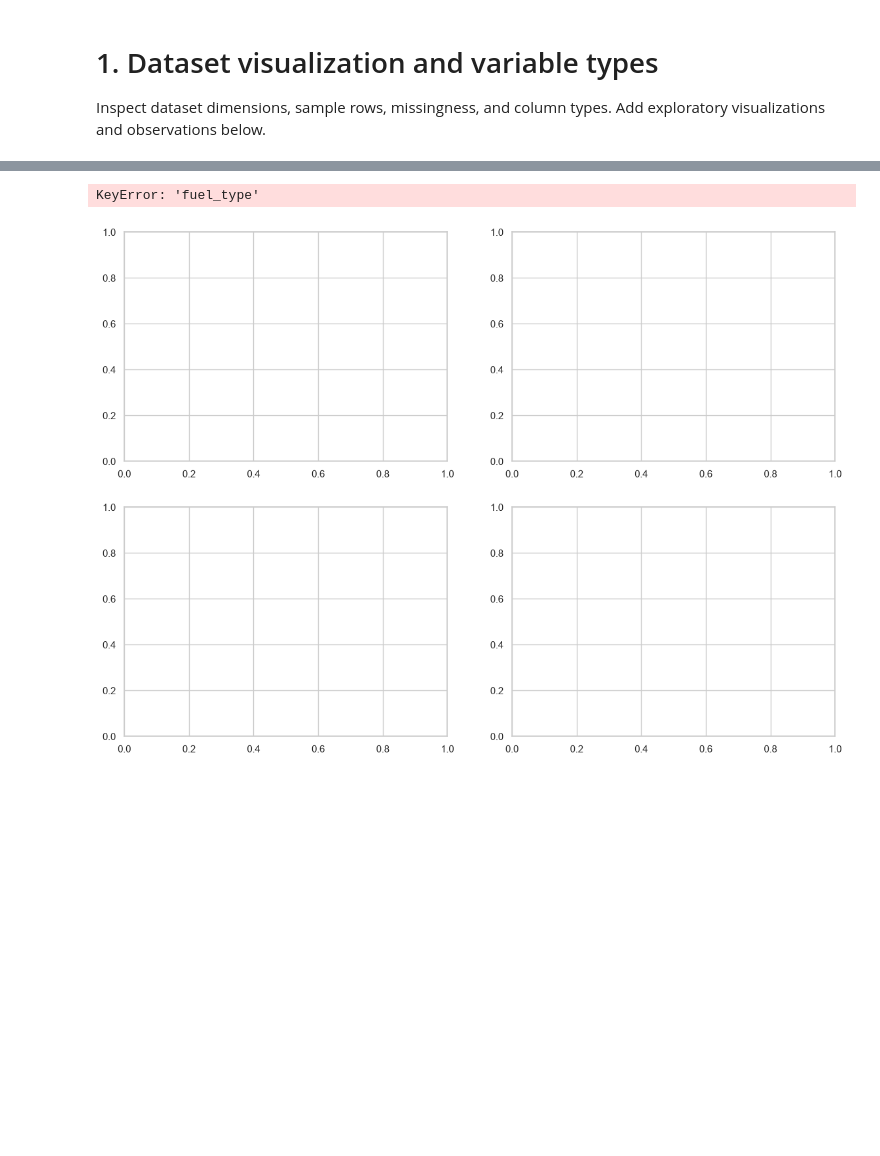
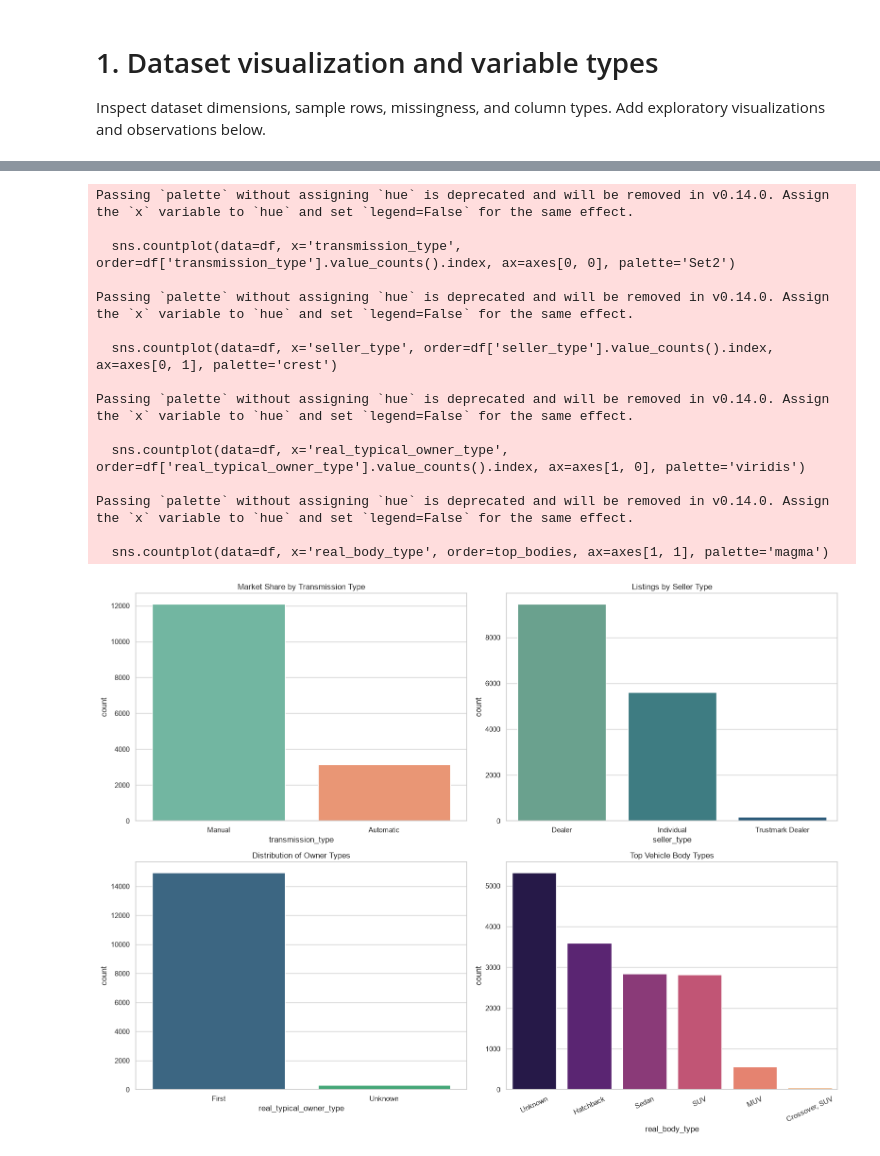
Before and after one commit to Data-six6/car_price_prediction, a Jupyter notebook: Car_Sale_Analysis/notebooks/01_dataset_visualization.ipynb, the cells around one changed output, grey strips where cells are left out. Saved outputs shown, nothing was run; the diff lists cells and outputs as text; code cells hidden in the pictures; blank space fills up the shorter version.

```diff
--- a/Car_Sale_Analysis/notebooks/01_dataset_visualization.ipynb
+++ b/Car_Sale_Analysis/notebooks/01_dataset_visualization.ipynb
@@ -7,14 +7,15 @@ import pandas as pd
 import matplotlib.pyplot as plt
 import seaborn as sns
 
-# Set style for cleaner visualizations
-sns.set_theme(style="whitegrid")
+# Set professional visualization style
+sns.set_theme(style="whitegrid", palette="muted")
 
-# Load dataset
+# Load newly cleaned dataset
 df = pd.read_csv(r'C:\Users\USER\OneDrive - Cambodia Academy of Digital Technology\Car_Sale_Analysis\car_price_prediction\Car_Sale_Analysis\data\raw\final_destination.csv')
 
-# Display basic info and first few rows
+# Verify dimensions and clean status
 print("Dataset Shape:", df.shape)
+print("\nMissing Values Check:\n", df.isnull().sum())
 df.head()
 # %% [output]
 Dataset Shape: (15229, 15)
@@ -68,42 +88,41 @@ plt.show()
 # %%
-# Visualizing category frequencies and proportions
-fig, axes = plt.subplots(2, 2, figsize=(14, 10))
+fig, axes = plt.subplots(2, 2, figsize=(16, 12))
 
-# Visualizing available category frequencies
-fig, axes = plt.subplots(2, 2, figsize=(14, 10))
+# 1. Transmission Type
+sns.countplot(data=df, x='transmission_type', order=df['transmission_type'].value_counts().index, ax=axes[0, 0], palette='Set2')
+axes[0, 0].set_title('Market Share by Transmission Type')
 
-plots = [
-    ('seller_type', 'Frequency of Seller Types', None),
-    ('transmission_type', 'Frequency of Transmission Types', None),
-    ('model_grouped', 'Most Common Models', 10),
-    ('real_body_type', 'Top Body Types', 6),
-]
+# 2. Seller Type
+sns.countplot(data=df, x='seller_type', order=df['seller_type'].value_counts().index, ax=axes[0, 1], palette='crest')
+axes[0, 1].set_title('Listings by Seller Type')
 
-for ax, (column, title, limit) in zip(axes.flat, plots):
-    counts = df[column].value_counts()
-    order = counts.index[:limit] if limit else counts.index
-    sns.countplot(data=df, x=column, order=order, ax=ax)
-    ax.set_title(title)
-    ax.tick_params(axis='x', rotation=30)
+# 3. Typical Owner Type
+sns.countplot(data=df, x='real_typical_owner_type', order=df['real_typical_owner_type'].value_counts().index, ax=axes[1, 0], palette='viridis')
+axes[1, 0].set_title('Distribution of Owner Types')
+
+# 4. Top Body Types
+top_bodies = df['real_body_type'].value_counts().index[:6]
+sns.countplot(data=df, x='real_body_type', order=top_bodies, ax=axes[1, 1], palette='magma')
+axes[1, 1].set_title('Top Vehicle Body Types')
+axes[1, 1].tick_params(axis='x', rotation=25)
 
 plt.tight_layout()
 plt.show()
-axes[0, 0].set_title('Frequency of Fuel Types')
-axes[0, 0].tick_params(axis='x', rotation=30)
-
-sns.countplot(data=df, x='transmission_type', order=df['transmission_type'].value_counts().index, ax=axes[0, 1], palette='Set2')
-axes[0, 1].set_title('Frequency of Transmission Types')
-
-sns.countplot(data=df, x='brand_tier', order=df['brand_tier'].value_counts().index, ax=axes[1, 0], palette='viridis')
-axes[1, 0].set_title('Frequency of Brand Tiers')
-
-sns.countplot(data=df, x='real_body_type', order=df['real_body_type'].value_counts().index[:6], ax=axes[1, 1], palette='magma')
-axes[1, 1].set_title('Top Body Types')
-axes[1, 1].tick_params(axis='x', rotation=30)
-
-plt.tight_layout()
-plt.show()
 # %% [output]
-KeyError: 'fuel_type'
+Passing `palette` without assigning `hue` is deprecated and will be removed in v0.14.0. Assign the `x` variable to `hue` and set `legend=False` for the same effect.
+
+  sns.countplot(data=df, x='transmission_type', order=df['transmission_type'].value_counts().index, ax=axes[0, 0], palette='Set2')
+
+Passing `palette` without assigning `hue` is deprecated and will be removed in v0.14.0. Assign the `x` variable to `hue` and set `legend=False` for the same effect.
+
+  sns.countplot(data=df, x='seller_type', order=df['seller_type'].value_counts().index, ax=axes[0, 1], palette='crest')
+
+Passing `palette` without assigning `hue` is deprecated and will be removed in v0.14.0. Assign the `x` variable to `hue` and set `legend=False` for the same effect.
+
+  sns.countplot(data=df, x='real_typical_owner_type', order=df['real_typical_owner_type'].value_counts().index, ax=axes[1, 0], palette='viridis')
+
+Passing `palette` without assigning `hue` is deprecated and will be removed in v0.14.0. Assign the `x` variable to `hue` and set `legend=False` for the same effect.
+
+  sns.countplot(data=df, x='real_body_type', order=top_bodies, ax=axes[1, 1], palette='magma')
-[figure, old version]
+[figure, new version]
 # %%
```
Also changed, not shown: parts of 5 cells of this notebook.
